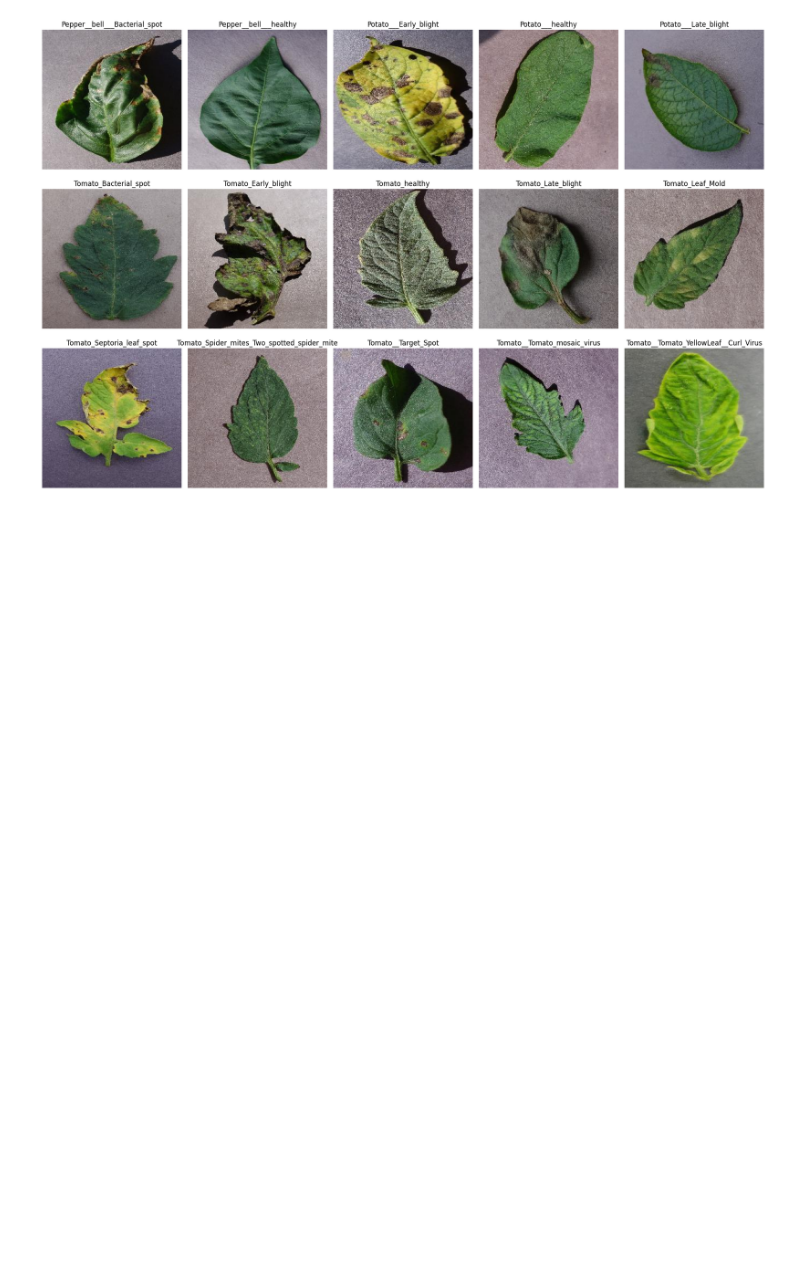
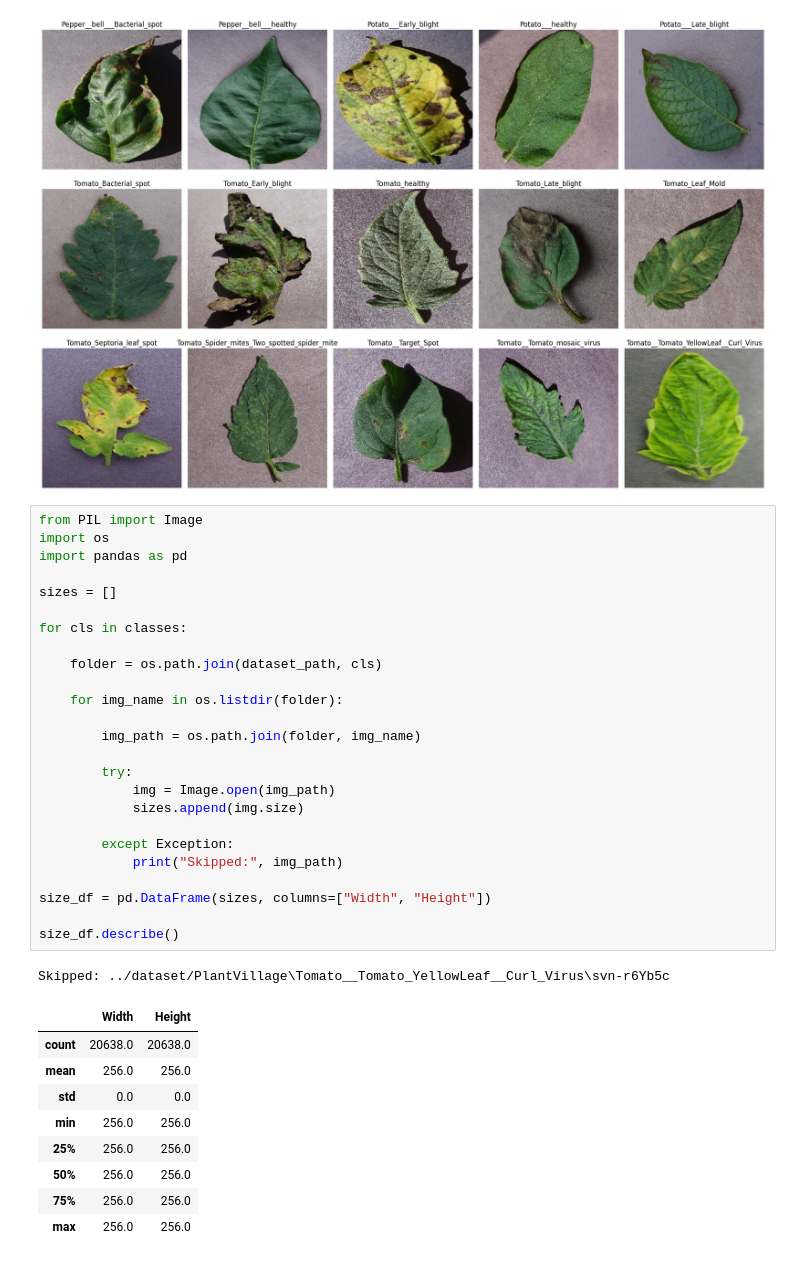
Before and after one commit to Shahenaj07/Crop-Disease-Detection-System, a Jupyter notebook: notebooks/eda.ipynb, the cells around one changed output. Saved outputs shown, nothing was run; the diff lists cells and outputs as text; blank space fills up the shorter version.

Commit message:
Analyze image dimensions

```diff
--- a/notebooks/eda.ipynb
+++ b/notebooks/eda.ipynb
@@ -207,3 +207,39 @@ plt.tight_layout()
 plt.show()
 # %% [output]
 [figure]
+# %%
+from PIL import Image
+import os
+import pandas as pd
+
+sizes = []
+
+for cls in classes:
+
+    folder = os.path.join(dataset_path, cls)
+
+    for img_name in os.listdir(folder):
+
+        img_path = os.path.join(folder, img_name)
+
+        try:
+            img = Image.open(img_path)
+            sizes.append(img.size)
+
+        except Exception:
+            print("Skipped:", img_path)
+
+size_df = pd.DataFrame(sizes, columns=["Width", "Height"])
+
+size_df.describe()
+# %% [output]
+Skipped: ../dataset/PlantVillage\Tomato__Tomato_YellowLeaf__Curl_Virus\svn-r6Yb5c
+|  | Width | Height |
+| count | 20638.0 | 20638.0 |
+| mean | 256.0 | 256.0 |
+| std | 0.0 | 0.0 |
+| min | 256.0 | 256.0 |
+| 25% | 256.0 | 256.0 |
+| 50% | 256.0 | 256.0 |
+| 75% | 256.0 | 256.0 |
+| max | 256.0 | 256.0 |
```
